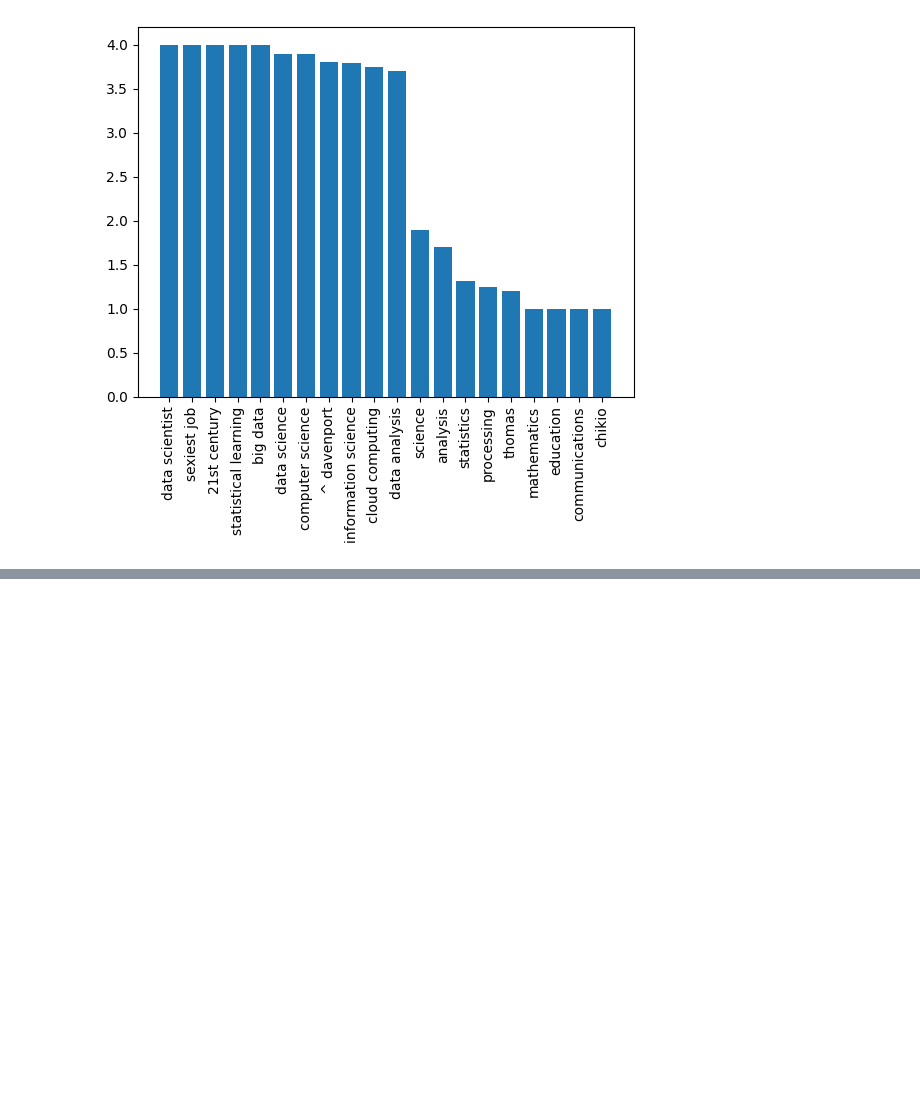
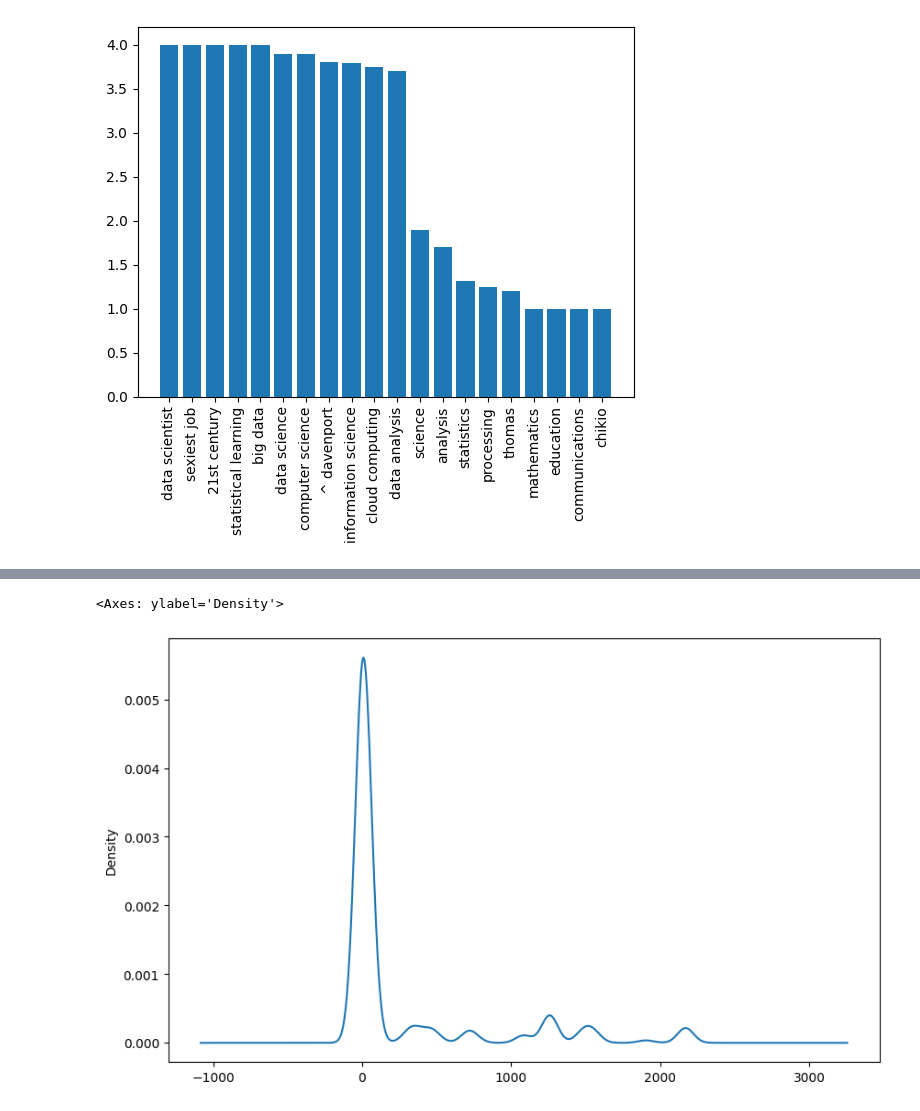
Before and after one commit to Nursenau/kizkardes-data-science, a Jupyter notebook: lesson2.ipynb, the cells around one changed output, grey strips where cells are left out. Saved outputs shown, nothing was run; the diff lists cells and outputs as text; code cells hidden in the pictures; blank space fills up the shorter version.

```diff
--- a/lesson2.ipynb
+++ b/lesson2.ipynb
@@ -117,0 +173,5 @@ plt.imshow(wc.generate(text))
+# %%
+sales['Unit_Cost'].plot(kind='density', figsize=(10,6))
+# %% [output]
+<Axes: ylabel='Density'>
+[figure, added]
```
Also changed, not shown: parts of 42 cells of this notebook, 5 other files.
